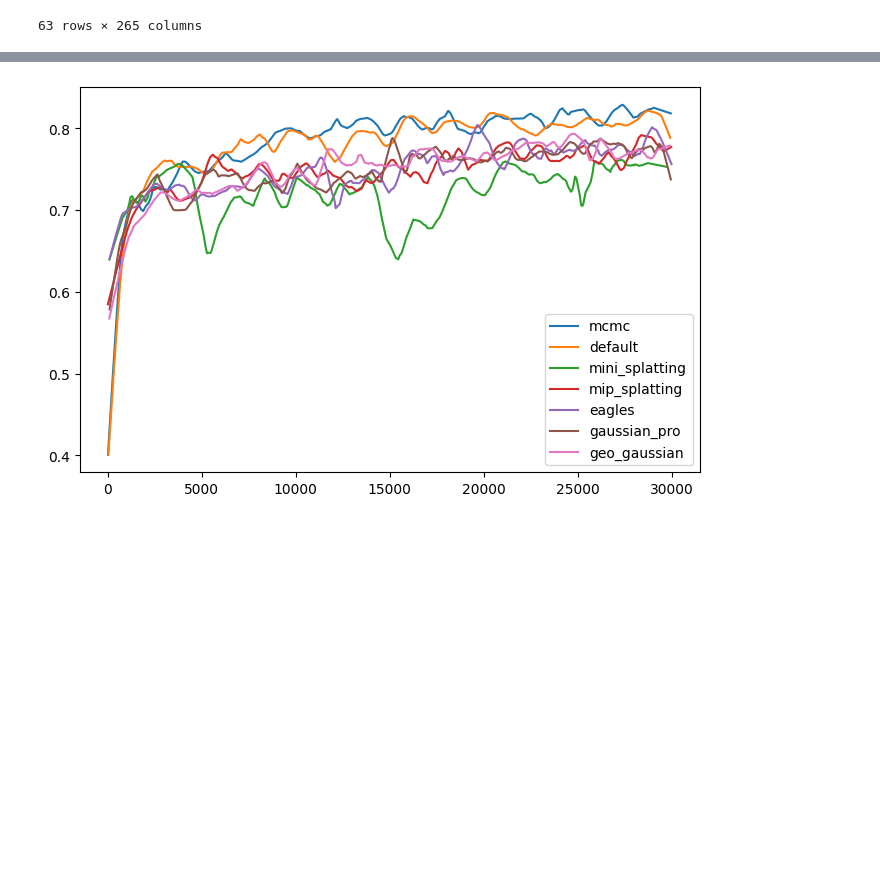
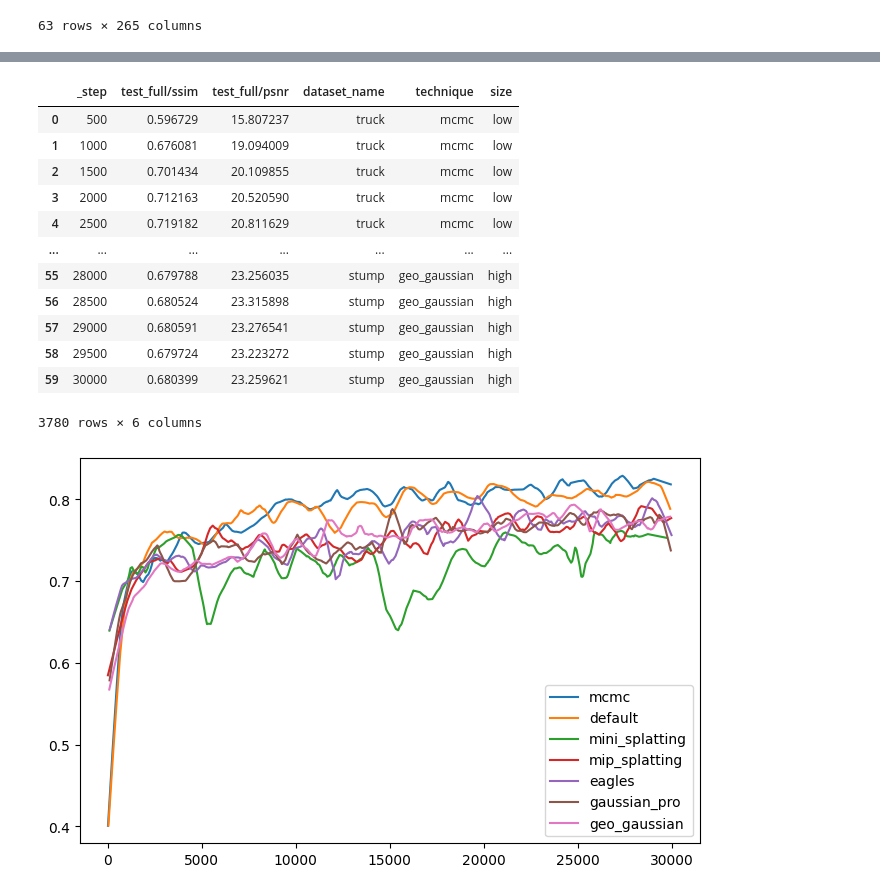
Before and after one commit to PaulErpen/wandb-data-analysis, a Jupyter notebook: wandb-data-analysis.ipynb, the cells around one changed output, grey strips where cells are left out. Saved outputs shown, nothing was run; the diff lists cells and outputs as text; code cells hidden in the pictures; blank space fills up the shorter version.

```diff
--- a/wandb-data-analysis.ipynb
+++ b/wandb-data-analysis.ipynb
@@ -126,3 +163,19 @@ np.int64(1232)
+# %%
+df_test_stats
+# %% [output]
+|  | _step | test_full/ssim | test_full/psnr | dataset_name | technique | size |
+| 0 | 500 | 0.596729 | 15.807237 | truck | mcmc | low |
+| 1 | 1000 | 0.676081 | 19.094009 | truck | mcmc | low |
+| 2 | 1500 | 0.701434 | 20.109855 | truck | mcmc | low |
+| 3 | 2000 | 0.712163 | 20.520590 | truck | mcmc | low |
+| 4 | 2500 | 0.719182 | 20.811629 | truck | mcmc | low |
+| ... | ... | ... | ... | ... | ... | ... |
+| 55 | 28000 | 0.679788 | 23.256035 | stump | geo_gaussian | high |
+| 56 | 28500 | 0.680524 | 23.315898 | stump | geo_gaussian | high |
+| 57 | 29000 | 0.680591 | 23.276541 | stump | geo_gaussian | high |
+| 58 | 29500 | 0.679724 | 23.223272 | stump | geo_gaussian | high |
+| 59 | 30000 | 0.680399 | 23.259621 | stump | geo_gaussian | high |
+3780 rows × 6 columns
 # %%
 import seaborn as sns
 from matplotlib import pyplot as plt
```
Also changed, not shown: parts of 9 cells of this notebook, 3 other files.
